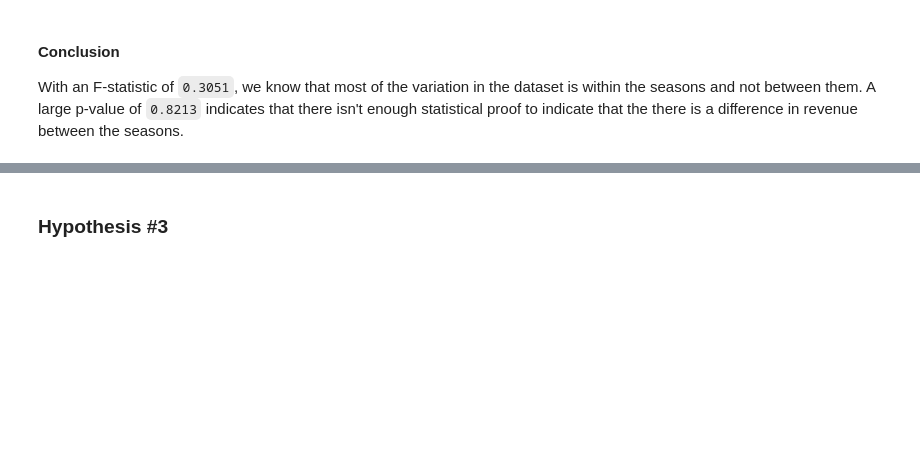
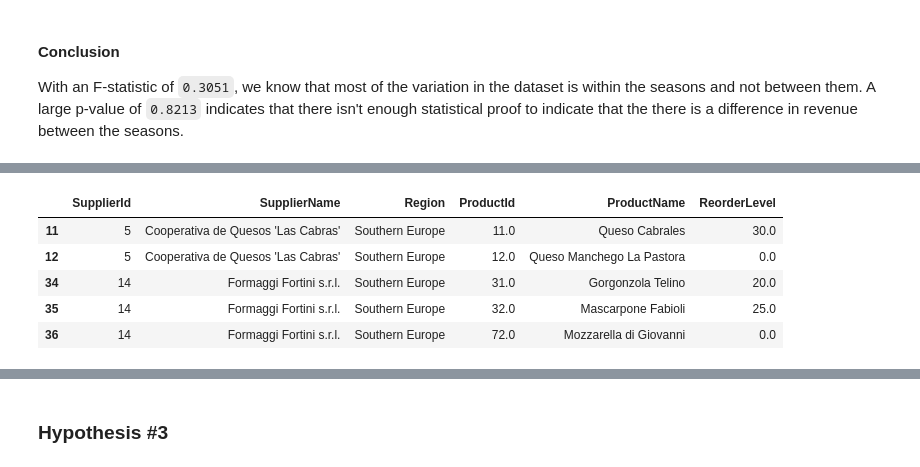
Before and after one commit to josephbrockw/northwind_hypothesis, a Jupyter notebook: student2.ipynb, the cells around one changed output, grey strips where cells are left out. Saved outputs shown, nothing was run; the diff lists cells and outputs as text; code cells hidden in the pictures; blank space fills up the shorter version.

```diff
--- a/student2.ipynb
+++ b/student2.ipynb
@@ -611,0 +645,23 @@ pd.DataFrame(df.groupby(['Region'])['ProductId'].count()) #.sum().plot(kind='bar
+# %%
+british_isles = df.loc[df['Region'] == 'British Isles']
+eastern_asia = df.loc[df['Region'] == 'Eastern Asia']
+nsw = df.loc[df['Region'] == 'NSW']
+north_america = df.loc[df['Region'] == 'North America']
+northern_europe = df.loc[df['Region'] == 'Northern Europe']
+scandinavia = df.loc[df['Region'] == 'Scandinavia']
+south_east_asia = df.loc[df['Region'] == 'South-East Asia']
+southern_europe = df.loc[df['Region'] == 'Southern Europe']
+victoria = df.loc[df['Region'] == 'Victoria']
+western_europe = df.loc[df['Region'] == 'Western Europe']
+
+region_dfs = [british_isles, eastern_asia, nsw, north_america, northern_europe, scandinavia,
+             south_east_asia, southern_europe, victoria, western_europe]
+# %%
+southern_europe.head()
+# %% [output]
+|  | SupplierId | SupplierName | Region | ProductId | ProductName | ReorderLevel |
+| 11 | 5 | Cooperativa de Quesos 'Las Cabras' | Southern Europe | 11.0 | Queso Cabrales | 30.0 |
+| 12 | 5 | Cooperativa de Quesos 'Las Cabras' | Southern Europe | 12.0 | Queso Manchego La Pastora | 0.0 |
+| 34 | 14 | Formaggi Fortini s.r.l. | Southern Europe | 31.0 | Gorgonzola Telino | 20.0 |
+| 35 | 14 | Formaggi Fortini s.r.l. | Southern Europe | 32.0 | Mascarpone Fabioli | 25.0 |
+| 36 | 14 | Formaggi Fortini s.r.l. | Southern Europe | 72.0 | Mozzarella di Giovanni | 0.0 |
```
Also changed, not shown: parts of 7 cells of this notebook.
